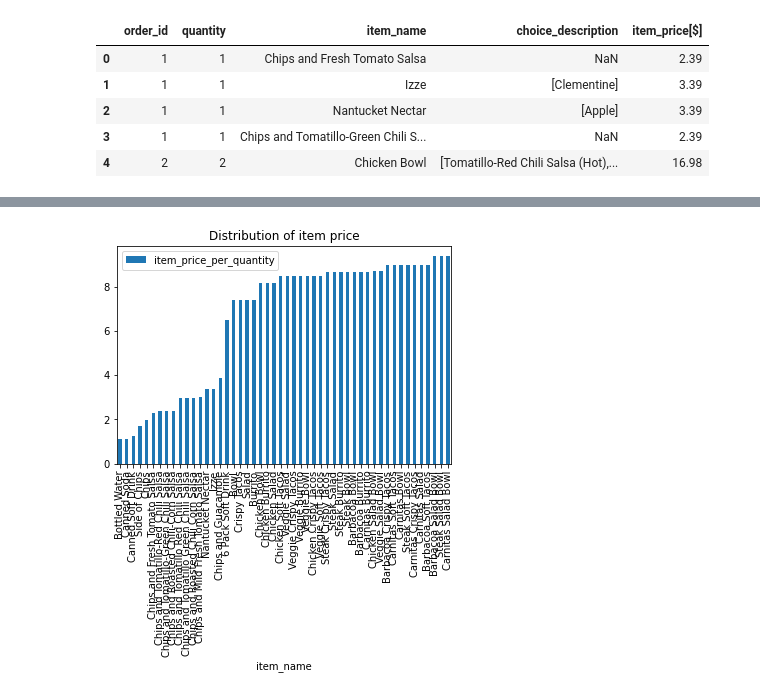
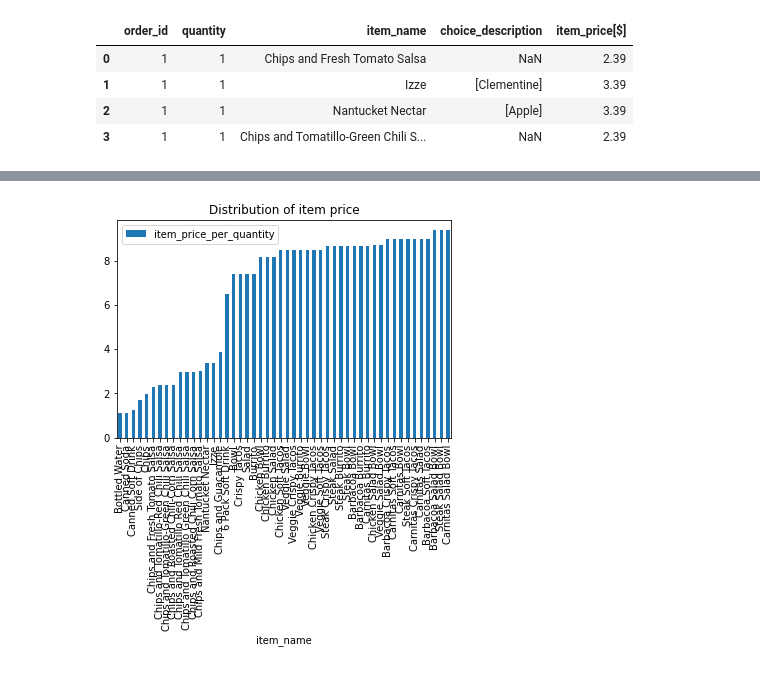
Before and after one commit to lemontree1729/Learning-py-java-etc, a Jupyter notebook: courses/data_analysis/d048/example1_2.ipynb, the cells around one changed output, grey strips where cells are left out. Drawn from its saved outputs; the diff is of its cells as text; code cells hidden in the pictures.

```diff
--- a/courses/data_analysis/d048/example1_2.ipynb
+++ b/courses/data_analysis/d048/example1_2.ipynb
@@ -10,7 +10,7 @@ d:\github\learning-py-java-etc\course\d048
 [interactive output not drawn]
 # %%
-chipo = pd.read_csv("../../../data/chipotle.tsv", sep="\t")
-display(chipo.head())
+chipo = pd.read_csv("../../../../data/chipotle.tsv", sep="\t")
+display(chipo.head(4))
 chipo.info()
 # %% [output]
 |  | order_id | quantity | item_name | choice_description | item_price |
@@ -56,15 +55,14 @@ Type:      function
 # %%
 chipo_pre = chipo.copy()
 chipo_pre['item_price'] = chipo['item_price'].apply(lambda x: float(x[1:]))
 chipo_pre = chipo_pre.rename(columns={'item_price':'item_price[$]'})
-display(chipo_pre.head())
+display(chipo_pre.head(4))
 # %% [output]
 |  | order_id | quantity | item_name | choice_description | item_price[$] |
 | 0 | 1 | 1 | Chips and Fresh Tomato Salsa | NaN | 2.39 |
 | 1 | 1 | 1 | Izze | [Clementine] | 3.39 |
 | 2 | 1 | 1 | Nantucket Nectar | [Apple] | 3.39 |
 | 3 | 1 | 1 | Chips and Tomatillo-Green Chili S... | NaN | 2.39 |
-| 4 | 2 | 2 | Chicken Bowl | [Tomatillo-Red Chili Salsa (Hot),... | 16.98 |
 [interactive output not drawn]
 # %%
 example1 = chipo_pre.groupby('item_name')['quantity'].sum().to_frame()
```
Also changed, not shown: parts of 9 cells of this notebook, 1 other file.
